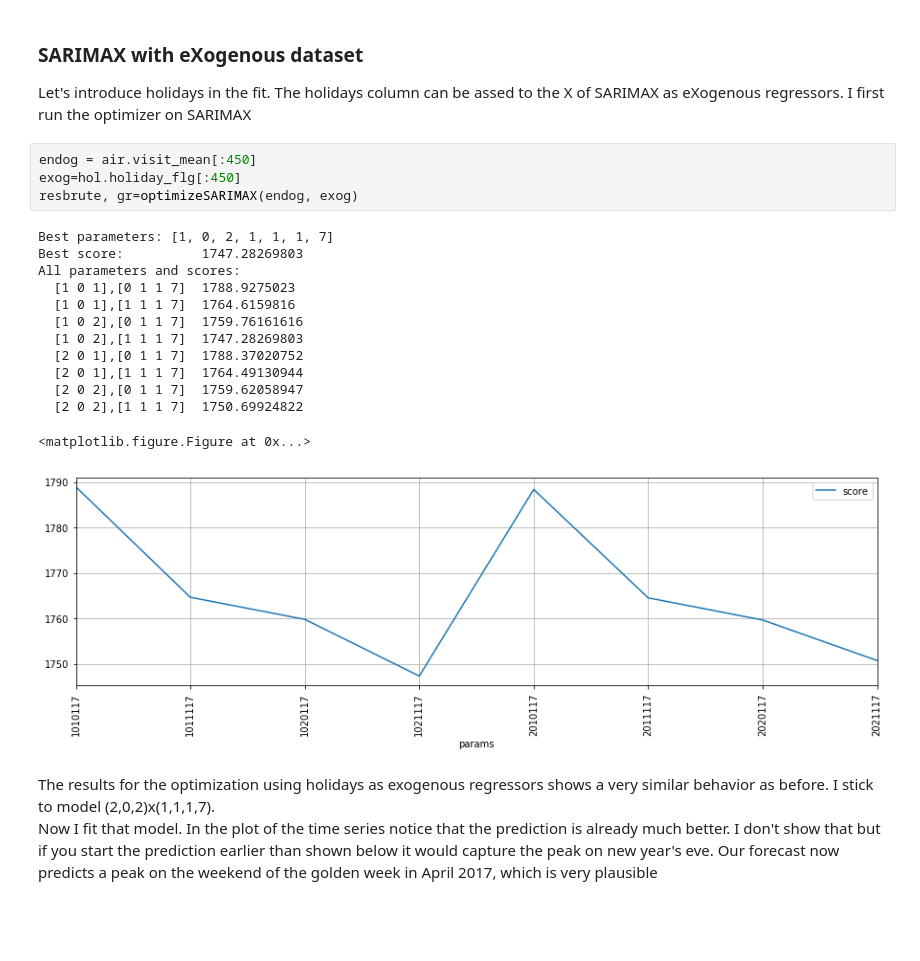
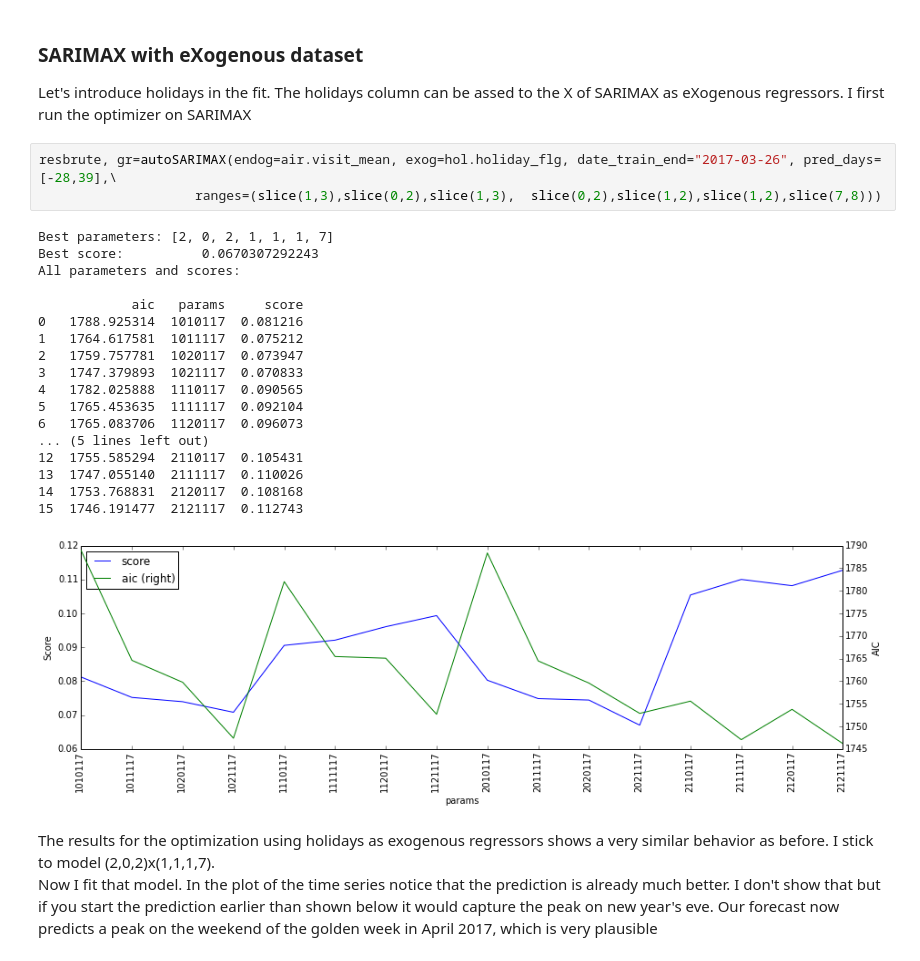
Before and after one commit to aless80/Restaurant_TimeSeries, a Jupyter notebook: notebooks/RestaurantVisitors_ARIMA.ipynb, the cells around one changed output. Saved outputs shown, nothing was run; the diff lists cells and outputs as text; blank space fills up the shorter version.

```diff
--- a/notebooks/RestaurantVisitors_ARIMA.ipynb
+++ b/notebooks/RestaurantVisitors_ARIMA.ipynb
@@ -468,24 +433,28 @@ Adding 1st order differentiation does not work (you get nan coefficients, not sh
 ### SARIMAX with eXogenous dataset
 
 Let's introduce holidays in the fit. The holidays column can be assed to the X of SARIMAX as eXogenous regressors. I first run the optimizer on SARIMAX
-# %%
-endog = air.visit_mean[:450]
-exog=hol.holiday_flg[:450]
-resbrute, gr=optimizeSARIMAX(endog, exog)
-# %% [output]
-Best parameters: [1, 0, 2, 1, 1, 1, 7]
-Best score:          1747.28269803
-All parameters and scores:
-  [1 0 1],[0 1 1 7]  1788.9275023
-  [1 0 1],[1 1 1 7]  1764.6159816
-  [1 0 2],[0 1 1 7]  1759.76161616
-  [1 0 2],[1 1 1 7]  1747.28269803
-  [2 0 1],[0 1 1 7]  1788.37020752
-  [2 0 1],[1 1 1 7]  1764.49130944
-  [2 0 2],[0 1 1 7]  1759.62058947
-  [2 0 2],[1 1 1 7]  1750.69924822
-<matplotlib.figure.Figure at 0x...>
-[figure, removed]
+# %%
+resbrute, gr=autoSARIMAX(endog=air.visit_mean, exog=hol.holiday_flg, date_train_end="2017-03-26", pred_days=[-28,39],\
+                    ranges=(slice(1,3),slice(0,2),slice(1,3),  slice(0,2),slice(1,2),slice(1,2),slice(7,8)))
+# %% [output]
+Best parameters: [2, 0, 2, 1, 1, 1, 7]
+Best score:          0.0670307292243
+All parameters and scores:
+
+            aic   params     score
+0   1788.925314  1010117  0.081216
+1   1764.617581  1011117  0.075212
+2   1759.757781  1020117  0.073947
+3   1747.379893  1021117  0.070833
+4   1782.025888  1110117  0.090565
+5   1765.453635  1111117  0.092104
+6   1765.083706  1120117  0.096073
+... (5 lines left out)
+12  1755.585294  2110117  0.105431
+13  1747.055140  2111117  0.110026
+14  1753.768831  2120117  0.108168
+15  1746.191477  2121117  0.112743
+[figure, added]
 # %% [markdown]
 The results for the optimization using holidays as exogenous regressors shows a very similar behavior as before. I stick to model (2,0,2)x(1,1,1,7).
 Now I fit that model. In the plot of the time series notice that the prediction is already much better. I don't show that but if you start the prediction earlier than shown below it would capture the peak on new year's eve. Our forecast now predicts a peak on the weekend of the golden week in April 2017, which is very plausible
```
Also changed, not shown: parts of 28 cells of this notebook, 1 other file.
